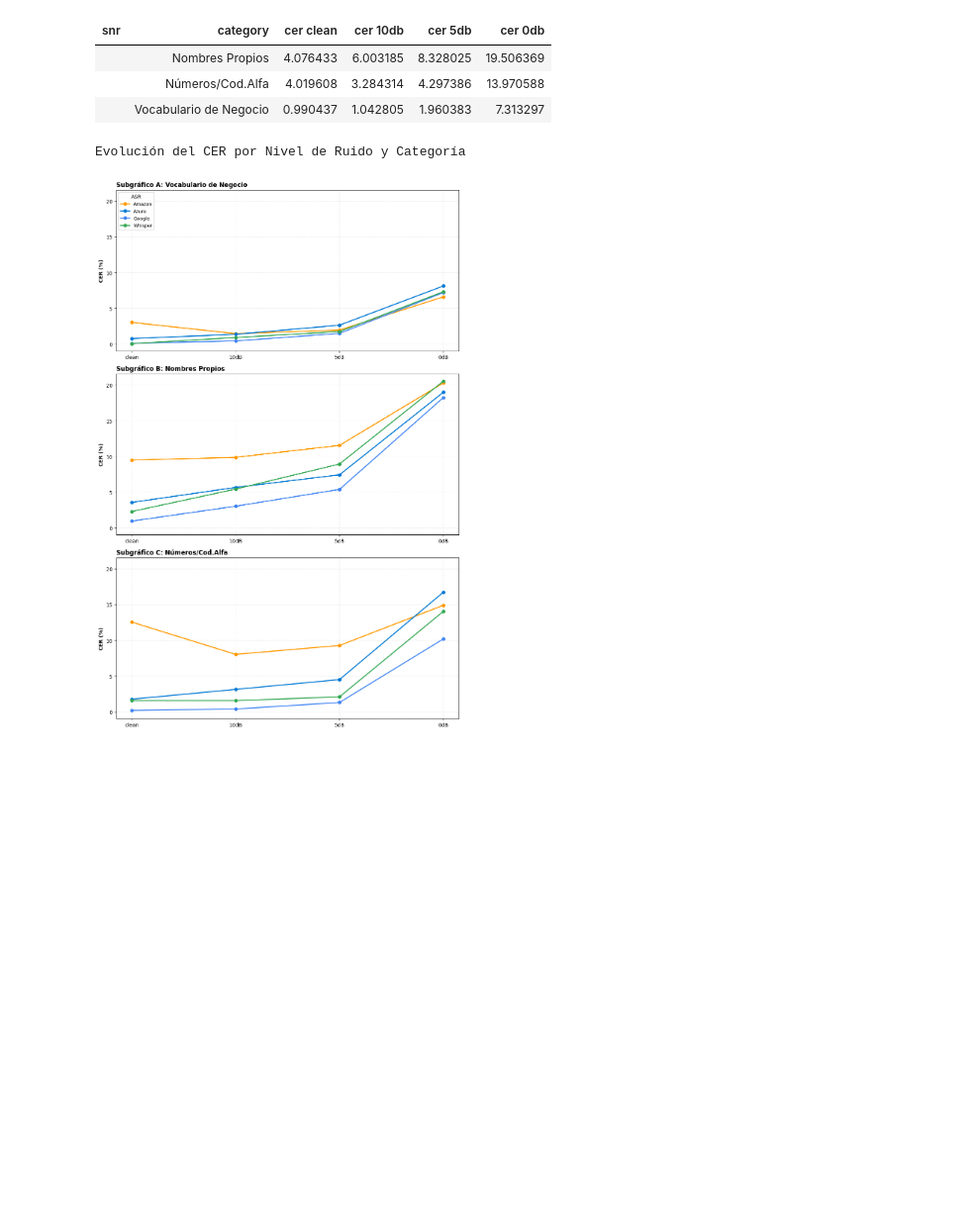
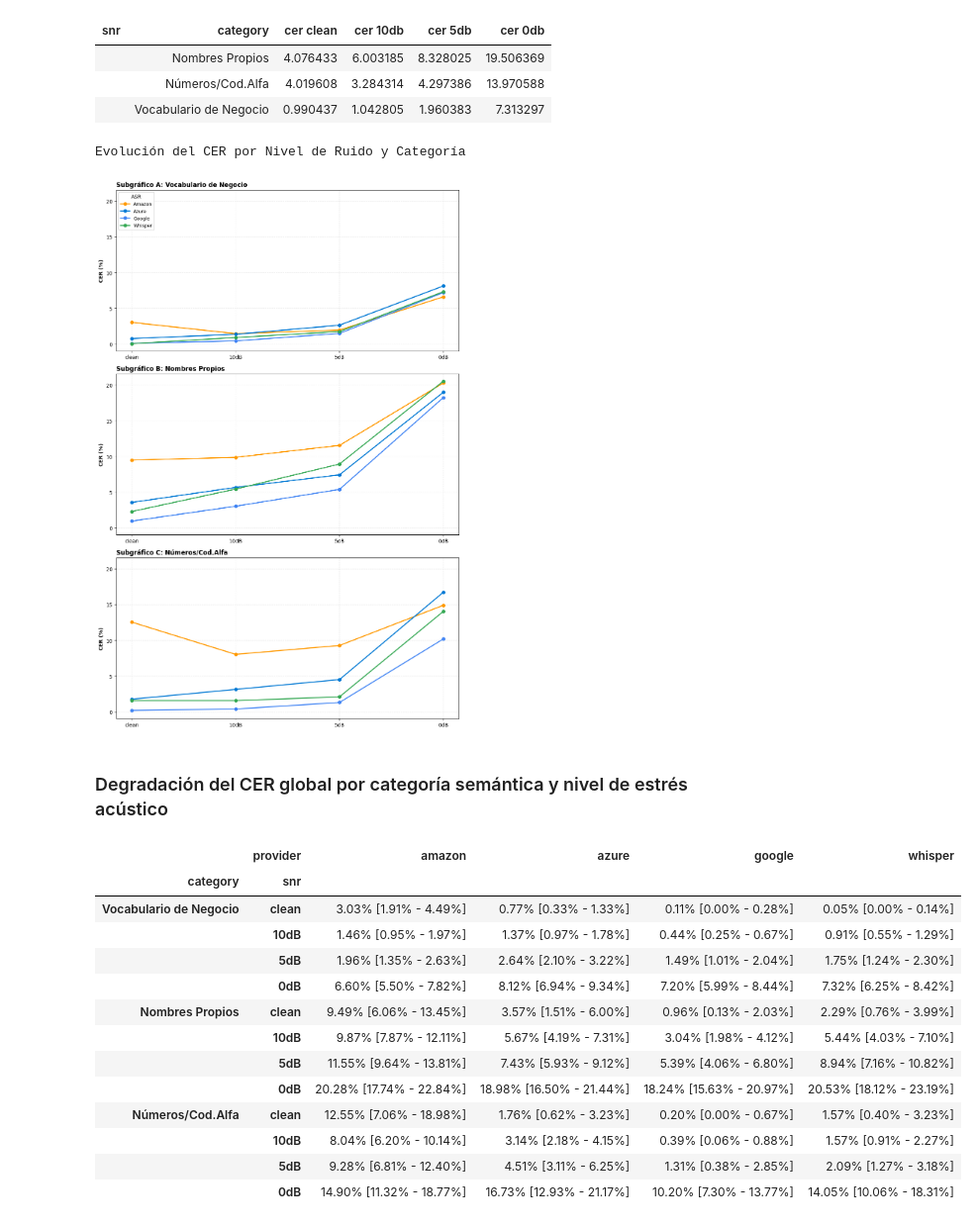
Before and after one commit to agomezb/ASR-Comparative, a Jupyter notebook: 3_cer.ipynb, the cells around one changed output. Shown at 99% size. Saved outputs shown, nothing was run; the diff lists cells and outputs as text; code cells hidden in the pictures; blank space fills up the shorter version.

Commit message:
feat: Add method to calculate average CER with confidence intervals by provider, SNR, and category; enhance display of detailed CER tables in analysis tools

```diff
--- a/3_cer.ipynb
+++ b/3_cer.ipynb
@@ -72,6 +72,25 @@ Variación del CER por nivel de ruido
 # %%
 # Panel de evolución del CER por SNR para las 3 categorías principales
 CERVisualizer.plot_cer_by_snr_and_category_panel(cer_df, title="Evolución del CER por Nivel de Ruido y Categoría")
+
+# Tabla detallada: Degradación del CER por categoría y nivel de ruido
+detailed_cer_stats = analyzer.get_cer_by_provider_snr_category_with_ci()
+CERVisualizer.display_detailed_cer_table(detailed_cer_stats)
 # %% [output]
 Evolución del CER por Nivel de Ruido y Categoría
 [figure]
+Degradación del CER global por categoría semántica y nivel de estrés acústico
+|  | provider | amazon | azure | google | whisper |
+| category | snr |  |  |  |  |
+| Vocabulario de Negocio | clean | 3.03% [1.91% - 4.49%] | 0.77% [0.33% - 1.33%] | 0.11% [0.00% - 0.28%] | 0.05% [0.00% - 0.14%] |
+|  | 10dB | 1.46% [0.95% - 1.97%] | 1.37% [0.97% - 1.78%] | 0.44% [0.25% - 0.67%] | 0.91% [0.55% - 1.29%] |
+|  | 5dB | 1.96% [1.35% - 2.63%] | 2.64% [2.10% - 3.22%] | 1.49% [1.01% - 2.04%] | 1.75% [1.24% - 2.30%] |
+|  | 0dB | 6.60% [5.50% - 7.82%] | 8.12% [6.94% - 9.34%] | 7.20% [5.99% - 8.44%] | 7.32% [6.25% - 8.42%] |
+| Nombres Propios | clean | 9.49% [6.06% - 13.45%] | 3.57% [1.51% - 6.00%] | 0.96% [0.13% - 2.03%] | 2.29% [0.76% - 3.99%] |
+|  | 10dB | 9.87% [7.87% - 12.11%] | 5.67% [4.19% - 7.31%] | 3.04% [1.98% - 4.12%] | 5.44% [4.03% - 7.10%] |
+|  | 5dB | 11.55% [9.64% - 13.81%] | 7.43% [5.93% - 9.12%] | 5.39% [4.06% - 6.80%] | 8.94% [7.16% - 10.82%] |
+|  | 0dB | 20.28% [17.74% - 22.84%] | 18.98% [16.50% - 21.44%] | 18.24% [15.63% - 20.97%] | 20.53% [18.12% - 23.19%] |
+| Números/Cod.Alfa | clean | 12.55% [7.06% - 18.98%] | 1.76% [0.62% - 3.23%] | 0.20% [0.00% - 0.67%] | 1.57% [0.40% - 3.23%] |
+|  | 10dB | 8.04% [6.20% - 10.14%] | 3.14% [2.18% - 4.15%] | 0.39% [0.06% - 0.88%] | 1.57% [0.91% - 2.27%] |
+|  | 5dB | 9.28% [6.81% - 12.40%] | 4.51% [3.11% - 6.25%] | 1.31% [0.38% - 2.85%] | 2.09% [1.27% - 3.18%] |
+|  | 0dB | 14.90% [11.32% - 18.77%] | 16.73% [12.93% - 21.17%] | 10.20% [7.30% - 13.77%] | 14.05% [10.06% - 18.31%] |
```
Also changed, not shown: 1 other file.
